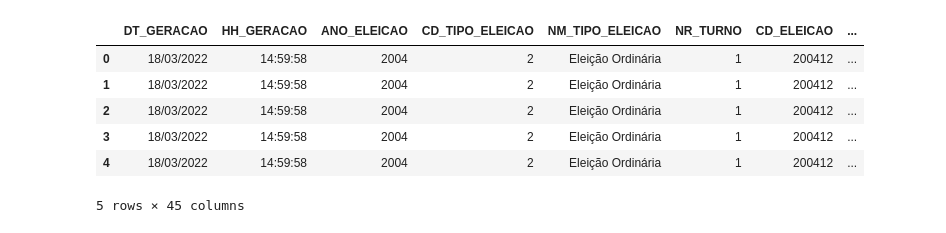
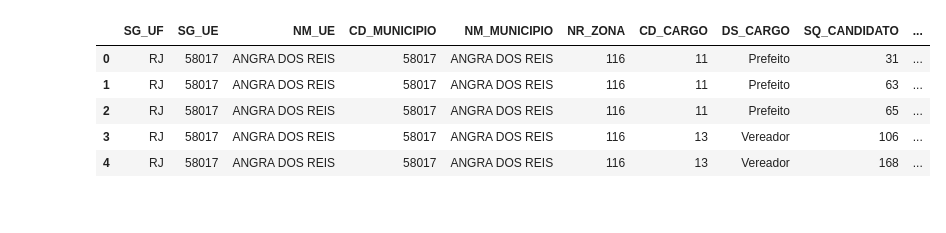
Before and after one commit to azbr/vis_eleicoes, a Jupyter notebook: load_data.ipynb, the cells around one changed output. Drawn from its saved outputs; the diff is of its cells as text; code cells hidden in the pictures.

```diff
--- a/load_data.ipynb
+++ b/load_data.ipynb
@@ -20,13 +71,12 @@ df_rj = pd.concat(
 # %%
-df_rj.head()
+df_rj.iloc[:,10:28].head()
 # %% [output]
-|  | DT_GERACAO | HH_GERACAO | ANO_ELEICAO | CD_TIPO_ELEICAO | NM_TIPO_ELEICAO | NR_TURNO | CD_ELEICAO | ... |
-| 0 | 18/03/2022 | 14:59:58 | 2004 | 2 | Eleição Ordinária | 1 | 200412 | ... |
-| 1 | 18/03/2022 | 14:59:58 | 2004 | 2 | Eleição Ordinária | 1 | 200412 | ... |
-| 2 | 18/03/2022 | 14:59:58 | 2004 | 2 | Eleição Ordinária | 1 | 200412 | ... |
-| 3 | 18/03/2022 | 14:59:58 | 2004 | 2 | Eleição Ordinária | 1 | 200412 | ... |
-| 4 | 18/03/2022 | 14:59:58 | 2004 | 2 | Eleição Ordinária | 1 | 200412 | ... |
+|  | SG_UF | SG_UE | NM_UE | CD_MUNICIPIO | NM_MUNICIPIO | NR_ZONA | CD_CARGO | DS_CARGO | SQ_CANDIDATO | ... |
+| 0 | RJ | 58017 | ANGRA DOS REIS | 58017 | ANGRA DOS REIS | 116 | 11 | Prefeito | 31 | ... |
+| 1 | RJ | 58017 | ANGRA DOS REIS | 58017 | ANGRA DOS REIS | 116 | 11 | Prefeito | 63 | ... |
+| 2 | RJ | 58017 | ANGRA DOS REIS | 58017 | ANGRA DOS REIS | 116 | 11 | Prefeito | 65 | ... |
+| 3 | RJ | 58017 | ANGRA DOS REIS | 58017 | ANGRA DOS REIS | 116 | 13 | Vereador | 106 | ... |
+| 4 | RJ | 58017 | ANGRA DOS REIS | 58017 | ANGRA DOS REIS | 116 | 13 | Vereador | 168 | ... |
-5 rows × 45 columns
 # %%
 query_voto_munzona = """
 SELECT
```
Also changed, not shown: parts of 4 cells of this notebook.
